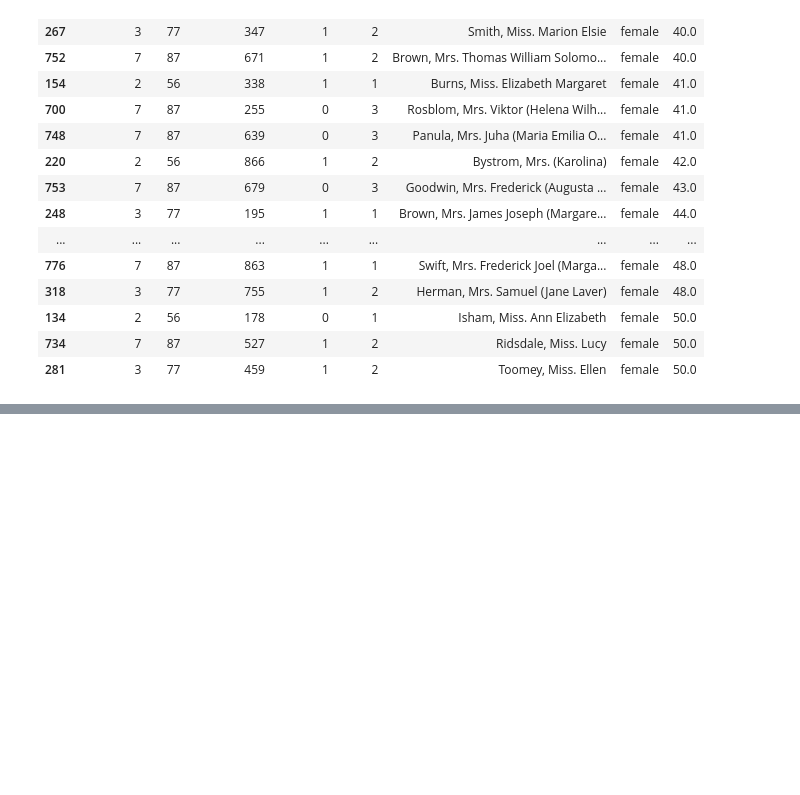
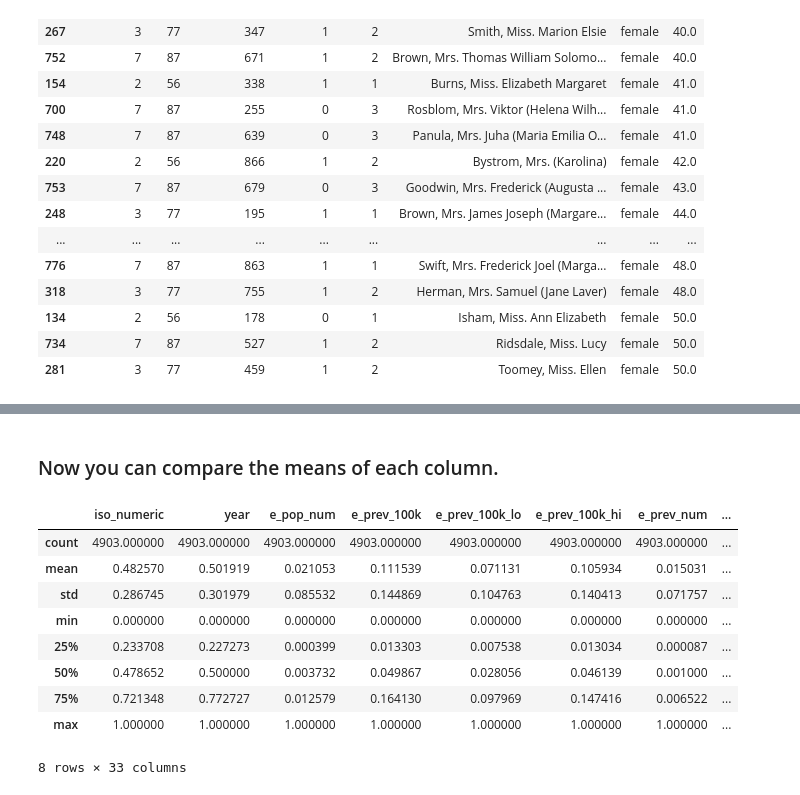
Before and after one commit to samclastine/week02, a Jupyter notebook: week02.ipynb, the cells around one changed output, grey strips where cells are left out. Cells and saved outputs as stored; diff of their text form; code cells hidden in the pictures; blank space fills up the shorter version.

```diff
--- a/week02.ipynb
+++ b/week02.ipynb
@@ -499,0 +509,15 @@ for i in enumerate(feature):
+# %% [markdown]
+### Now you can compare the means of each column.
+# %%
+normalized_df.describe()
+# %% [output]
+|  | iso_numeric | year | e_pop_num | e_prev_100k | e_prev_100k_lo | e_prev_100k_hi | e_prev_num | ... |
+| count | 4903.000000 | 4903.000000 | 4903.000000 | 4903.000000 | 4903.000000 | 4903.000000 | 4903.000000 | ... |
+| mean | 0.482570 | 0.501919 | 0.021053 | 0.111539 | 0.071131 | 0.105934 | 0.015031 | ... |
+| std | 0.286745 | 0.301979 | 0.085532 | 0.144869 | 0.104763 | 0.140413 | 0.071757 | ... |
+| min | 0.000000 | 0.000000 | 0.000000 | 0.000000 | 0.000000 | 0.000000 | 0.000000 | ... |
+| 25% | 0.233708 | 0.227273 | 0.000399 | 0.013303 | 0.007538 | 0.013034 | 0.000087 | ... |
+| 50% | 0.478652 | 0.500000 | 0.003732 | 0.049867 | 0.028056 | 0.046139 | 0.001000 | ... |
+| 75% | 0.721348 | 0.772727 | 0.012579 | 0.164130 | 0.097969 | 0.147416 | 0.006522 | ... |
+| max | 1.000000 | 1.000000 | 1.000000 | 1.000000 | 1.000000 | 1.000000 | 1.000000 | ... |
+8 rows × 33 columns
```
Also changed, not shown: parts of 74 cells of this notebook.
